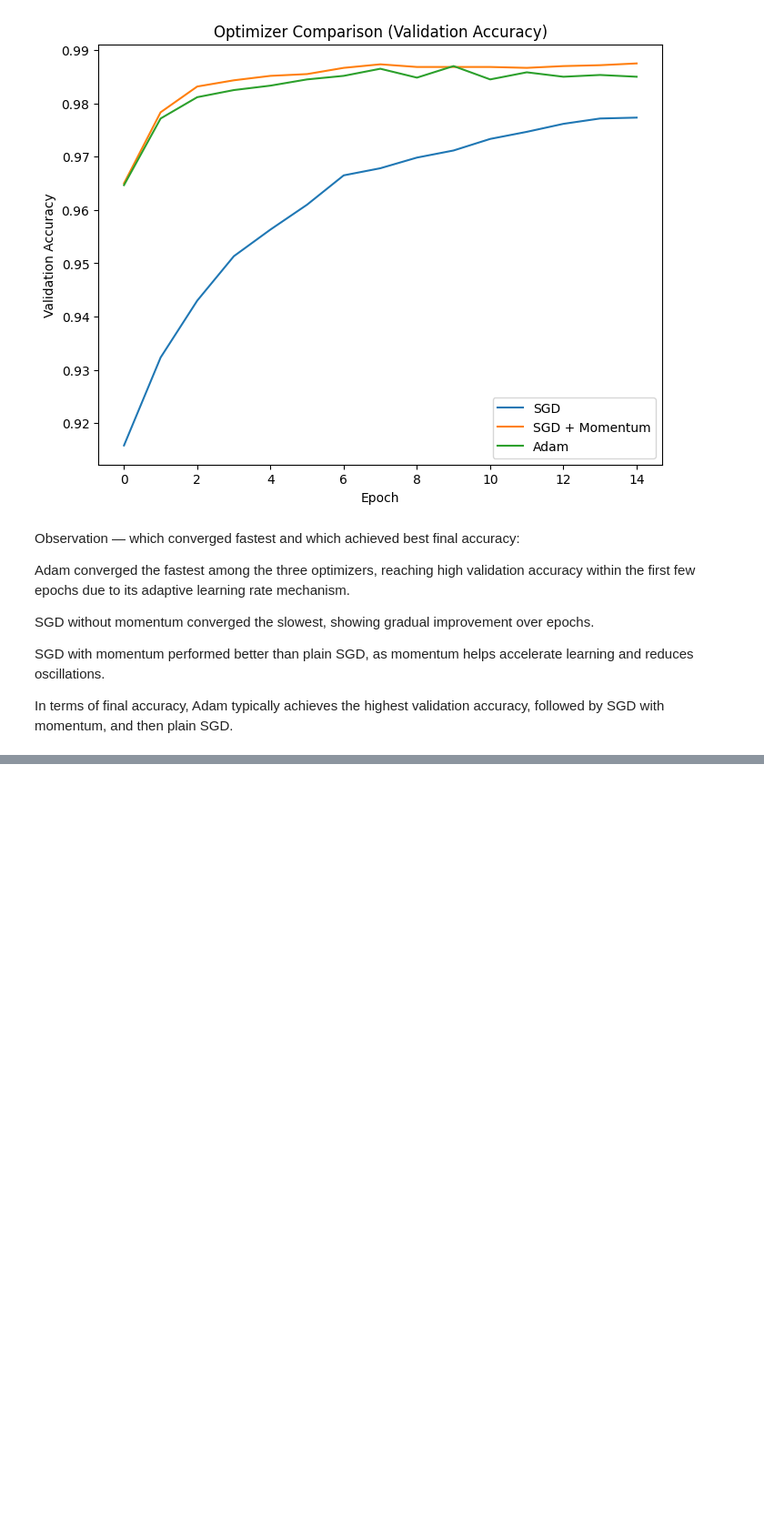
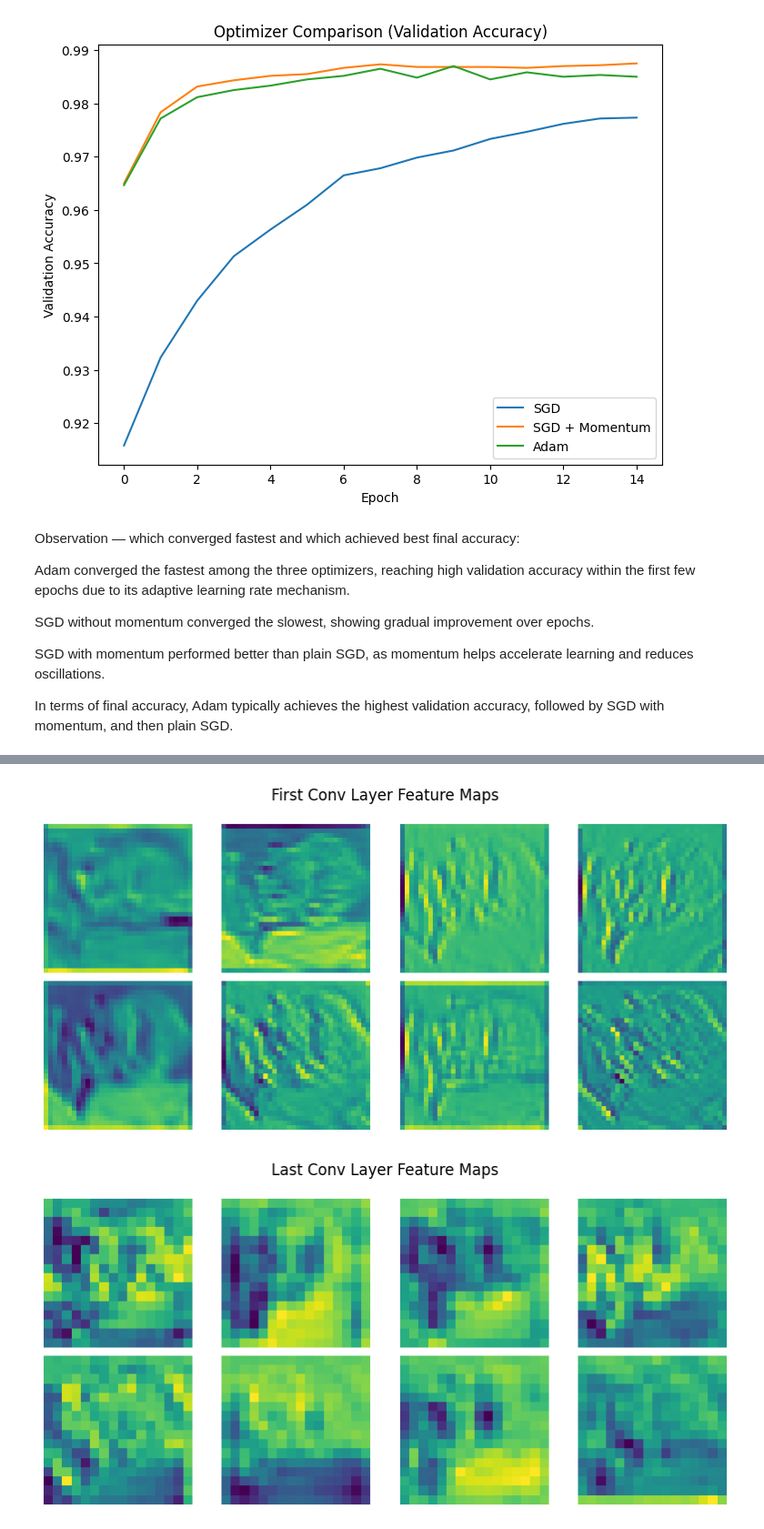
Before and after one commit to Ramnexus21/backend_1, a Jupyter notebook: CNN_lab.ipynb, the cells around one changed output, grey strips where cells are left out. Shown at 91% size. Saved outputs shown, nothing was run; the diff lists cells and outputs as text; code cells hidden in the pictures; blank space fills up the shorter version.

```diff
--- a/CNN_lab.ipynb
+++ b/CNN_lab.ipynb
@@ -1053,0 +1595,80 @@ followed by SGD with momentum, and then plain SGD.
+# %%
+import tensorflow as tf
+import numpy as np
+import matplotlib.pyplot as plt
+
+# -------------------------------
+# Load CIFAR-10
+# -------------------------------
+(x_train, y_train), (x_test, y_test) = tf.keras.datasets.cifar10.load_data()
+x_test = x_test.astype("float32") / 255.0
+
+# -------------------------------
+# Ensure model is built (IMPORTANT FIX)
+# -------------------------------
+model.predict(x_test[:1], verbose=0)
+
+# -------------------------------
+# Pick one correctly classified image
+# -------------------------------
+for i in range(len(x_test)):
+    pred = np.argmax(model.predict(x_test[i:i+1], verbose=0))
+    if pred == y_test[i][0]:
+        img = x_test[i]
+        break
+
+img_array = np.expand_dims(img, axis=0)
+
+# -------------------------------
+# Get all Conv layer outputs
+# -------------------------------
+conv_outputs = [layer.output for layer in model.layers
+                if isinstance(layer, tf.keras.layers.Conv2D)]
+
+# -------------------------------
+# Build sub-model (FIXED)
+# -------------------------------
+feature_model = tf.keras.models.Model(
+    inputs=model.inputs,
+    outputs=conv_outputs
+)
+
+# -------------------------------
+# Get feature maps
+# -------------------------------
+feature_maps = feature_model.predict(img_array, verbose=0)
+
+# -------------------------------
+# (a) First Conv Layer (first 8 maps)
+# -------------------------------
+first_maps = feature_maps[0][0]
+
+plt.figure(figsize=(8,4))
+for i in range(8):
+    plt.subplot(2,4,i+1)
+    plt.imshow(first_maps[:,:,i], cmap='viridis')
+    plt.axis('off')
+
+plt.suptitle("First Conv Layer Feature Maps")
+plt.tight_layout()
+plt.savefig("fmaps_layer1.png")
+plt.show()
+
+# -------------------------------
+# (b) Last Conv Layer (first 8 maps)
+# -------------------------------
+last_maps = feature_maps[-1][0]
+
+plt.figure(figsize=(8,4))
+for i in range(8):
+    plt.subplot(2,4,i+1)
+    plt.imshow(last_maps[:,:,i], cmap='viridis')
+    plt.axis('off')
+
+plt.suptitle("Last Conv Layer Feature Maps")
+plt.tight_layout()
+plt.savefig("fmaps_last.png")
+plt.show()
+# %% [output]
+[figure, added]
+[figure, added]
```
Also changed, not shown: parts of 28 cells of this notebook.
